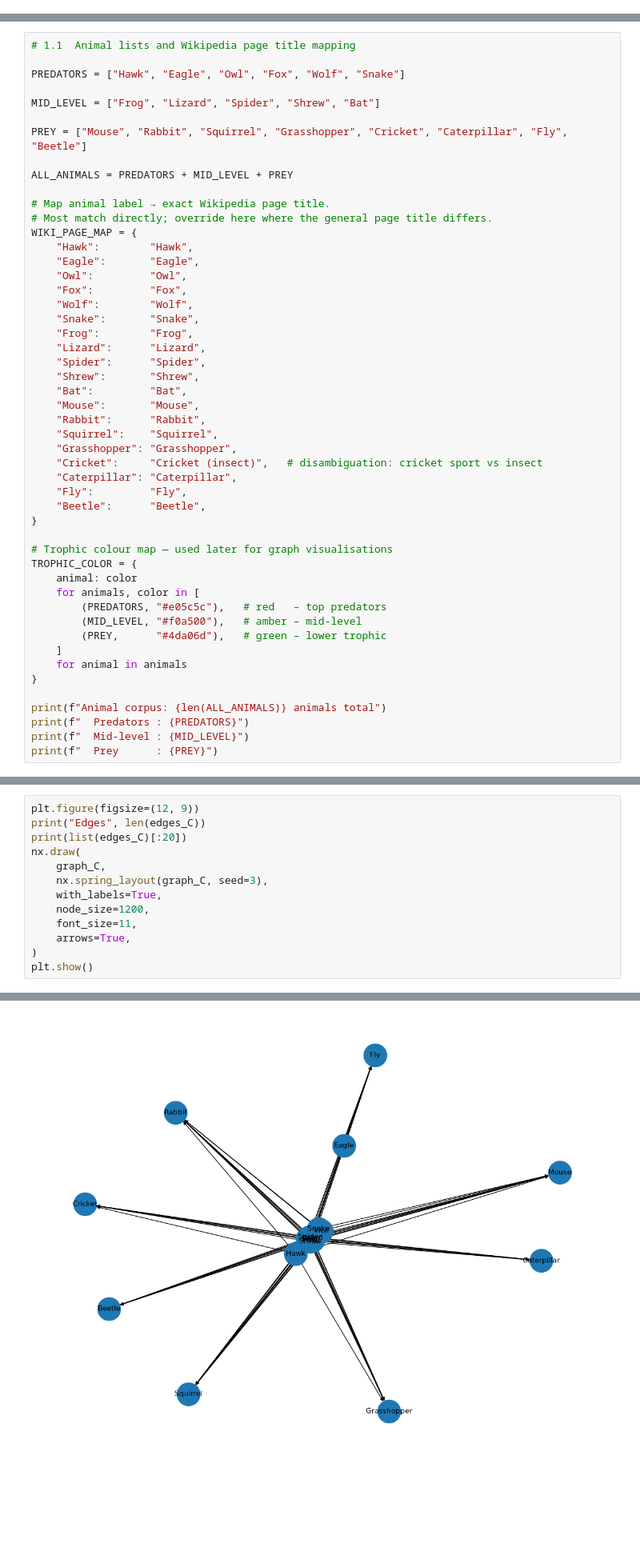
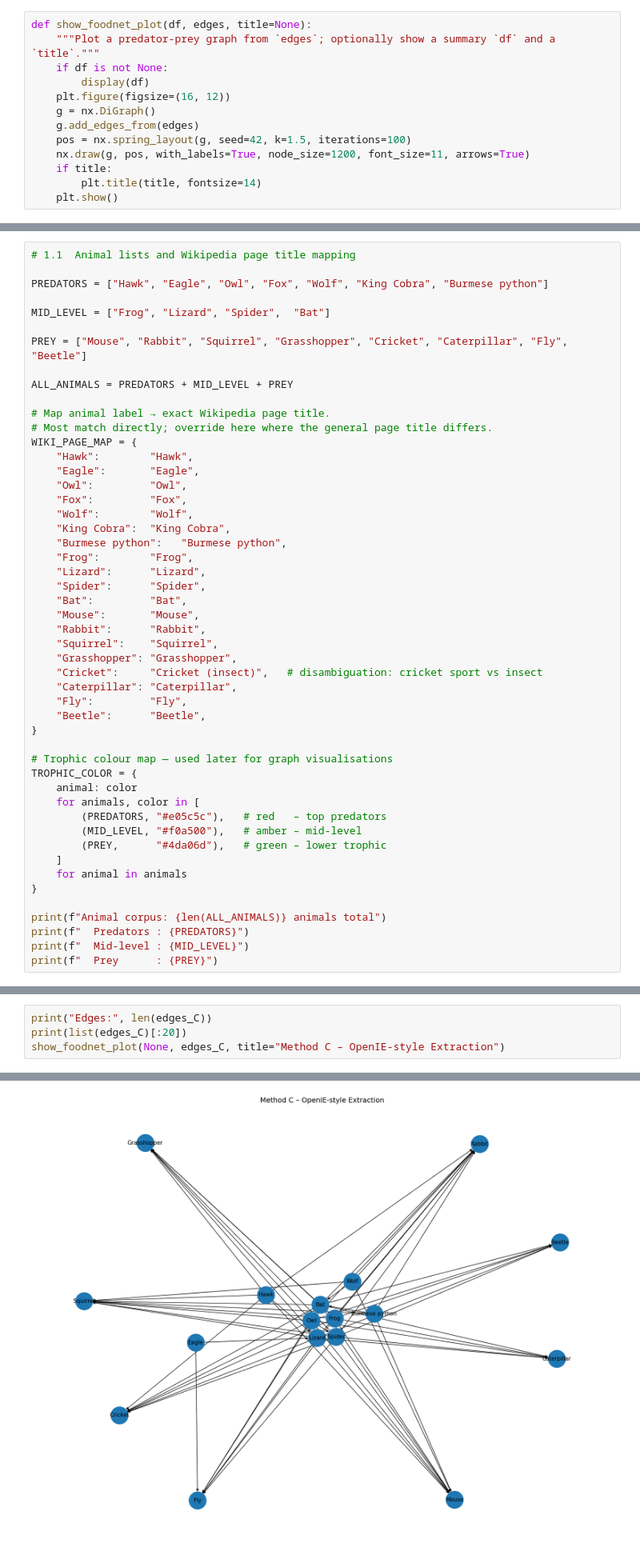
Before and after one commit to MAI-Glockchen/Natural_Language_Processing, a Jupyter notebook: Project2/Code/who_hunts_who.ipynb, the cells around one changed output, grey strips where cells are left out. Shown at 80% size. Drawn from its saved outputs; the diff is of its cells as text; blank space fills up the shorter version.

```diff
--- a/Project2/Code/who_hunts_who.ipynb
+++ b/Project2/Code/who_hunts_who.ipynb
@@ -40,0 +49,13 @@ Imports loaded.
+# %%
+def show_foodnet_plot(df, edges, title=None):
+    """Plot a predator-prey graph from `edges`; optionally show a summary `df` and a `title`."""
+    if df is not None:
+        display(df)
+    plt.figure(figsize=(16, 12))
+    g = nx.DiGraph()
+    g.add_edges_from(edges)
+    pos = nx.spring_layout(g, seed=42, k=1.5, iterations=100)
+    nx.draw(g, pos, with_labels=True, node_size=1200, font_size=11, arrows=True)
+    if title:
+        plt.title(title, fontsize=14)
+    plt.show()
@@ -46,9 +376,9 @@ A controlled corpus of ~20 Wikipedia animal pages forming a simple terrestrial f
 # %%
 # 1.1  Animal lists and Wikipedia page title mapping
 
-PREDATORS = ["Hawk", "Eagle", "Owl", "Fox", "Wolf", "Snake"]
+PREDATORS = ["Hawk", "Eagle", "Owl", "Fox", "Wolf", "King Cobra", "Burmese python"]
 
-MID_LEVEL = ["Frog", "Lizard", "Spider", "Shrew", "Bat"]
+MID_LEVEL = ["Frog", "Lizard", "Spider",  "Bat"]
 
 PREY = ["Mouse", "Rabbit", "Squirrel", "Grasshopper", "Cricket", "Caterpillar", "Fly", "Beetle"]
 
@@ -62,11 +392,11 @@ WIKI_PAGE_MAP = {
     "Owl":         "Owl",
     "Fox":         "Fox",
     "Wolf":        "Wolf",
-    "Snake":       "Snake",
+    "King Cobra":  "King Cobra",
+    "Burmese python":   "Burmese python",
     "Frog":        "Frog",
     "Lizard":      "Lizard",
     "Spider":      "Spider",
-    "Shrew":       "Shrew",
     "Bat":         "Bat",
     "Mouse":       "Mouse",
     "Rabbit":      "Rabbit",
@@ -1171,16 +1175,7 @@ graph_C.add_edges_from(edges_C)
 
 Inspect extracted triples and compare them with the dependency-based approach.
 # %%
-plt.figure(figsize=(12, 9))
-print("Edges", len(edges_C))
+print("Edges:", len(edges_C))
 print(list(edges_C)[:20])
-nx.draw(
-    graph_C,
-    nx.spring_layout(graph_C, seed=3),
-    with_labels=True,
-    node_size=1200,
-    font_size=11,
-    arrows=True,
-)
-plt.show()
+show_foodnet_plot(None, edges_C, title="Method C – OpenIE-style Extraction")
 # %% [output]
@@ -1189,3 +1184,3 @@ Edges 67
-[figure, old version]
+[figure, new version]
 # %% [markdown]
 ---
```
Also changed, not shown: parts of 40 cells of this notebook, 1 other file.
